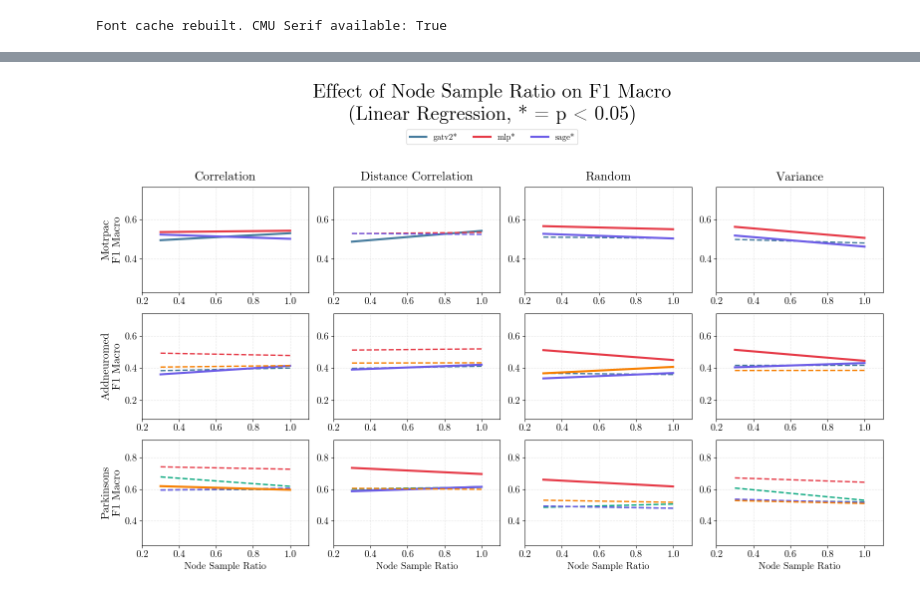
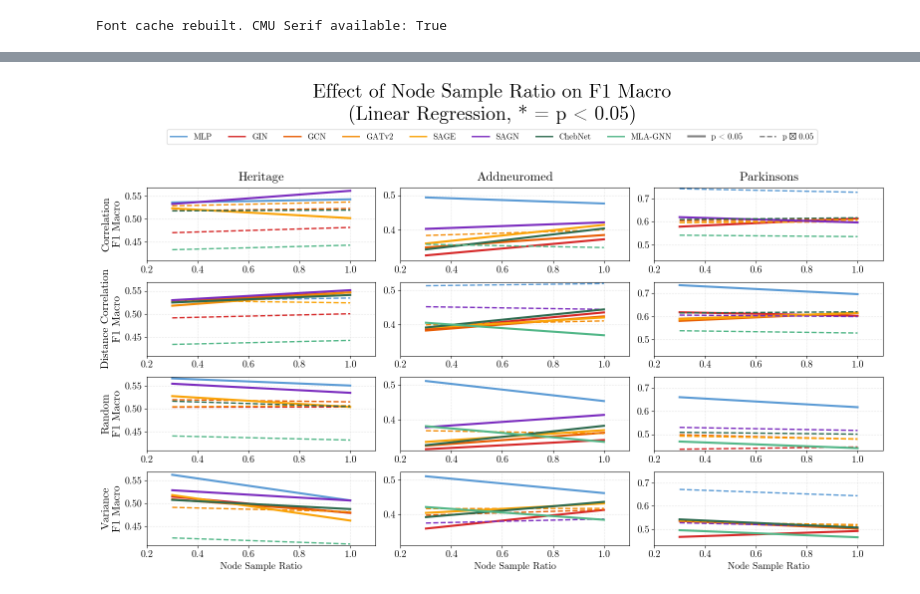
Before and after one commit to geometric-intelligence/ogbench, a Jupyter notebook: tutorials/final_results.ipynb, the cells around one changed output, grey strips where cells are left out. Cells and saved outputs as stored; diff of their text form; code cells hidden in the pictures.

```diff
--- a/tutorials/final_results.ipynb
+++ b/tutorials/final_results.ipynb
@@ -1099,6 +1622,12 @@ for col in [data_name_col, method_col, model_col, node_sample_ratio_col]:
     if col in df_reg.columns:
         df_reg[col] = df_reg[col].apply(_decode_val)
 
+# Normalize model names to lowercase to avoid duplicates
+df_reg[model_col] = df_reg[model_col].apply(lambda x: x.lower() if isinstance(x, str) else x)
+
+# Normalize method names to lowercase as well
+df_reg[method_col] = df_reg[method_col].apply(lambda x: x.lower() if isinstance(x, str) else x)
+
 # Ensure metrics are numeric
 df_reg[metric_col] = pd.to_numeric(df_reg[metric_col], errors="coerce")
 df_reg[node_sample_ratio_col] = pd.to_numeric(df_reg[node_sample_ratio_col], errors="coerce")
@@ -1109,7 +1638,8 @@ df_reg = df_reg[df_reg[data_name_col].isin(["motrpac", "addneuromed", "parkinson
 
 # Get unique values
 all_methods = sorted(df_reg[method_col].dropna().unique().tolist())
-all_models = sorted(df_reg[model_col].dropna().unique().tolist())
+models_in_data = set(df_reg[model_col].dropna().unique().tolist())
+all_models = [m for m in CANONICAL_MODEL_ORDER if m in models_in_data]
 datasets = ["motrpac", "addneuromed", "parkinsons"]
 
 # For each dataset-method-model combination, fit linear regression
@@ -1154,34 +1684,44 @@ for dataset in datasets:
 if 'shared_model_colors_dict' not in globals():
     raise ValueError("shared_model_colors_dict not found. Please run the color mapping cell first.")
 
-# Create the subplot grid: 3 rows (datasets) x N columns (methods)
-fig, axes = plt.subplots(len(datasets), len(all_methods), figsize=(16, 10))
+# Create the subplot grid: N rows (methods) x 3 columns (datasets)
+fig, axes = plt.subplots(len(all_methods), len(datasets), figsize=(16, 10))
 fig.suptitle('Effect of Node Sample Ratio on F1 Macro\n(Linear Regression, * = p < 0.05)',
              fontsize=28, fontweight='bold', y=0.995)
 
 # Handle 1D axes
+if len(all_methods) == 1:
+    axes = axes.reshape(1, -1)
 if len(datasets) == 1:
-    axes = axes.reshape(1, -1)
-if len(all_methods) == 1:
     axes = axes.reshape(-1, 1)
 
-# Calculate y-axis limits per row (dataset)
+# Calculate y-axis limits per column (dataset) - use tight limits based on regression lines only
 dataset_ylims = {}
 for dataset in datasets:
-    all_y = []
+    # Get the y-values of the regression lines at x=0.3 and x=1.0 (the plotted range)
+    line_y_vals = []
     for method in all_methods:
         for model in all_models:
             result = regression_results[dataset][method][model]
             if result is not None:
-                all_y.extend(result['y'])
-    if all_y:
-        dataset_ylims[dataset] = (min(all_y) - 0.1, max(all_y) + 0.1)
+                slope = result['slope']
+                intercept = result['intercept']
+                # Get y-values at the endpoints of the regression line
+                line_y_vals.append(slope * 0.3 + intercept)
+                line_y_vals.append(slope * 1.0 + intercept)
+    if line_y_vals:
+        # Use the range of the regression lines, not the raw data points
+        y_min, y_max = min(line_y_vals), max(line_y_vals)
+        y_range = y_max - y_min
+        # Small padding just to avoid clipping
+        padding = y_range * 0.02
+        dataset_ylims[dataset] = (y_min - padding, y_max + padding)
     else:
         dataset_ylims[dataset] = (0, 1)
 
-# Plot each subplot
-for i, dataset in enumerate(datasets):
-    for j, method in enumerate(all_methods):
+# Plot each subplot (methods as rows, datasets as columns)
+for i, method in enumerate(all_methods):
+    for j, dataset in enumerate(datasets):
         ax = axes[i, j]
 
         # Plot each model
@@ -1200,7 +1740,8 @@ for i, dataset in enumerate(datasets):
                 y_line = slope * x_line + intercept
 
                 # Add star to label if significant
-                label = f"{model}*" if significant else model
+                display_name = get_display_name(model)
+                label = f"{display_name}*" if significant else display_name
                 linestyle = '-' if significant else '--'
                 linewidth = 3 if significant else 2
 
@@ -1215,71 +1756,69 @@ for i, dataset in enumerate(datasets):
         ax.set_xlim(0.2, 1.1)
 
         # Set titles
-        if i == 0:  # Top row: method names
-            ax.set_title(method.replace('_', ' ').title(), fontsize=18, fontweight='bold', pad=10)
-        if j == 0:  # Left column: dataset names and y-label
-            ax.set_ylabel(f'{dataset.title()}\nF1 Macro', fontsize=16, fontweight='bold')
+        if i == 0:  # Top row: dataset names
+            ax.set_title(get_dataset_display_name(dataset), fontsize=18, fontweight='bold', pad=10)
+        if j == 0:  # Left column: method names and y-label
+            ax.set_ylabel(f'{method.replace("_", " ").title()}\nF1 Macro', fontsize=16, fontweight='bold')
 
         # X-axis label on bottom row only
-        if i == len(datasets) - 1:
+        if i == len(all_methods) - 1:
             ax.set_xlabel('Node Sample Ratio', fontsize=14)
 
-# Collect legend handles from first subplot with data
-handles, labels = [], []
-for ax in axes.flat:
-    h, l = ax.get_legend_handles_labels()
-    if h:
-        handles, labels = h, l
-        break
+# Create consistent legend with all models (solid line = significant, dashed = not significant)
+from matplotlib.lines import Line2D
+legend_handles = []
+legend_labels = []
+for model in all_models:
+    legend_handles.append(Line2D([0], [0], color=shared_model_colors_dict[model],
+                                  linestyle='-', linewidth=2))
+    legend_labels.append(get_display_name(model))
 
-# Add legend at top (deduplicate labels)
-seen = set()
-unique_handles, unique_labels = [], []
-for h, l in zip(handles, labels):
-    base_label = l.rstrip('*')
-    if base_label not in seen:
-        seen.add(base_label)
-        unique_handles.append(h)
-        unique_labels.append(l)
+# Add legend entries explaining line styles
+legend_handles.append(Line2D([0], [0], color='gray', linestyle='-', linewidth=3))
+legend_labels.append('p < 0.05')
+legend_handles.append(Line2D([0], [0], color='gray', linestyle='--', linewidth=2))
+legend_labels.append('p ≥ 0.05')
 
-fig.legend(unique_handles, unique_labels, loc='upper center',
-           bbox_to_anchor=(0.5, 0.91), ncol=len(all_models), fontsize=12, frameon=True)
+fig.legend(legend_handles, legend_labels, loc='upper center',
+           bbox_to_anchor=(0.5, 0.91), ncol=len(all_models) + 2, fontsize=12, frameon=True)
 
 # Adjust layout
 plt.tight_layout(rect=[0, 0, 1, 0.93])
+fig.savefig('linear_regression_node_sample_ratio.pdf', bbox_inches='tight', dpi=300)
 plt.show()
 
 # Print summary of significant relationships
 print("\n" + "=" * 100)
 print("Summary: Statistically Significant Relationships (p < 0.05)")
 print("=" * 100)
 print(f"{'Dataset':<15} {'Method':<25} {'Model':<10} {'Slope':>10} {'R²':>8} {'p-value':>12}")
 print("-" * 100)
 
 for dataset in datasets:
     for method in all_methods:
         for model in all_models:
             result = regression_results[dataset][method][model]
             if result is not None and result['significant']:
                 direction = "↑" if result['slope'] > 0 else "↓"
-                print(f"{dataset:<15} {method:<25} {model:<10} {result['slope']:>+10.4f}{direction} {result['r_squared']:>8.4f} {result['p_value']:>12.4e}")
+                print(f"{dataset:<15} {method:<25} {get_display_name(model):<10} {result['slope']:>+10.4f}{direction} {result['r_squared']:>8.4f} {result['p_value']:>12.4e}")
 
 print("\n" + "=" * 100)
 print("All Regression Results")
 print("=" * 100)
 for dataset in datasets:
     print(f"\n{dataset.upper()}:")
     for method in all_methods:
         print(f"  {method}:")
         for model in all_models:
             result = regression_results[dataset][method][model]
             if result is not None:
                 sig = "*" if result['significant'] else ""
-                print(f"    {model}: slope={result['slope']:+.4f}, R²={result['r_squared']:.4f}, p={result['p_value']:.4e}{sig}")
+                print(f"    {get_display_name(model)}: slope={result['slope']:+.4f}, R²={result['r_squared']:.4f}, p={result['p_value']:.4e}{sig}")
             else:
-                print(f"    {model}: Insufficient data")
+                print(f"    {get_display_name(model)}: Insufficient data")
 # %% [output]
-[figure, old version]
+[figure, new version]
 ====================================================================================================
 Summary: Statistically Significant Relationships (p < 0.05)
 ====================================================================================================
```
Also changed, not shown: parts of 12 cells of this notebook, 3 other files.
